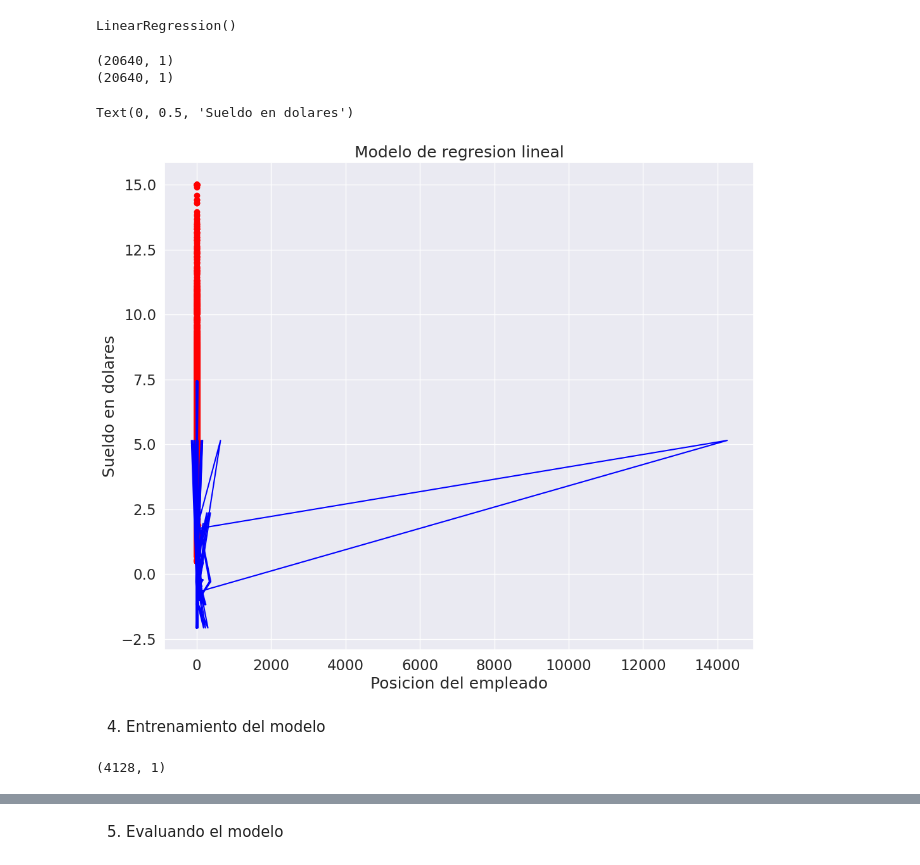
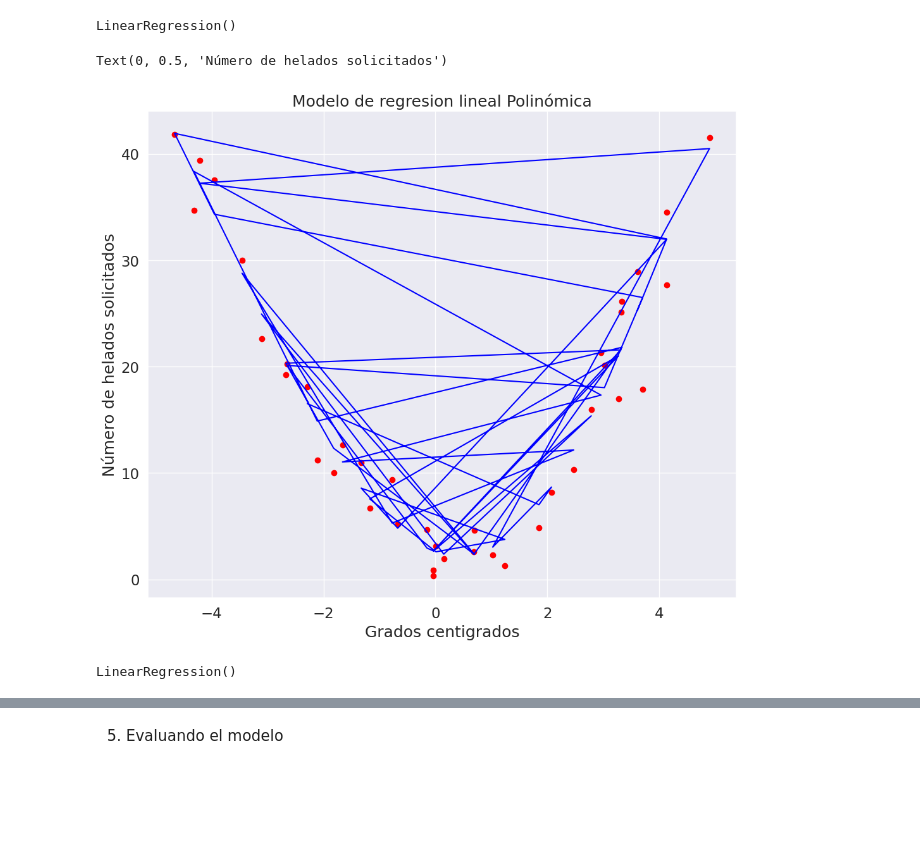
Before and after one commit to esyacelga/ai-proyecto-local, a Jupyter notebook: regresion-lineal-polinomica/src/notebooks/machine-learning-code.ipynb, the cells around one changed output, grey strips where cells are left out. Cells and saved outputs as stored; diff of their text form; code cells hidden in the pictures; blank space fills up the shorter version.

```diff
--- a/regresion-lineal-polinomica/src/notebooks/machine-learning-code.ipynb
+++ b/regresion-lineal-polinomica/src/notebooks/machine-learning-code.ipynb
@@ -66,16 +55,13 @@ sns.heatmap(cm, annot=True, fmt=".2f", cmap="coolwarm",yticklabels=numeric_cols,
 # %%
-X_cols = list(set(dataset.columns)-set(['MedInc']))
-X_analisis =  ['AveBedrms']
-y_cols = ['MedInc']
+X_cols = list(set(dataset.columns)-set(['units_ice_cream']))
+y_cols = ['units_ice_cream']
 
-x_analisis = dataset[X_analisis].values
 x = dataset[X_cols].values
 y = dataset[y_cols].values
 
-print(x_analisis.shape)
 print(x.shape)
 print(y.shape)
-plt.scatter(x_analisis,y)
-#plt.xlabel('Numero de habitaciones')
-#plt.ylabel('Valor Medio')
+plt.scatter(x,y)
+plt.xlabel('Temperatura')
+plt.ylabel('Numero de helados')
 # %% [output]
@@ -92,20 +77,11 @@ from sklearn.linear_model import LinearRegression
 
 
 X_train, X_test, y_train, y_test = train_test_split(x, y, test_size=0.2, random_state=0)
-
-sc_x = StandardScaler().fit(x)
-sc_y = StandardScaler().fit(y)
-
-X_train = sc_x.transform(X_train)
-X_test = sc_x.transform(X_test)
-
-y_train = sc_y.transform(y_train)
-y_test = sc_y.transform(y_test)
 # %%
 from sklearn.preprocessing import PolynomialFeatures
-poly_reg = PolynomialFeatures(degree=4)
+poly_reg = PolynomialFeatures(degree=6)
 X_train_poly = poly_reg.fit_transform(X_train);
-X_test_poly = poly_reg.fit_transform(X_test);
+#X_test_poly = poly_reg.fit_transform(X_test);
 
 regresion = LinearRegression()
 regresion.fit(X_train_poly, y_train)
@@ -115,24 +92,21 @@ LinearRegression()
 y_predict = regresion.predict(X_test_poly)
 # %%
-print(x_analisis.shape)
-print(y.shape)
-plt.scatter(x_analisis,y,color="red")
 
-plt.plot(X_test_poly, regresion.predict(X_test_poly), color="blue")
-plt.title ("Modelo de regresion lineal")
-plt.xlabel("Posicion del empleado")
-plt.ylabel("Sueldo en dolares")
+plt.scatter(X_train,y_train,color="red")
+
+plt.plot(X_train, regresion.predict(X_train_poly), color="blue")
+plt.title ("Modelo de regresion lineal Polinómica")
+plt.xlabel("Grados centigrados")
+plt.ylabel("Número de helados solicitados")
 # %% [output]
-(20640, 1)
-(20640, 1)
+Text(0, 0.5, 'Número de helados solicitados')
-Text(0, 0.5, 'Sueldo en dolares')
-[figure, old version]
+[figure, new version]
-# %% [markdown]
-4. Entrenamiento del modelo
-# %%
-regresion = LinearRegression()
-regresion.fit(X_train, y_train)
-y_pred = regresion.predict(X_test)
-y_pred.shape
-# %% [output]
-(4128, 1)
+# %%
+from sklearn.preprocessing import PolynomialFeatures
+poly_reg = PolynomialFeatures(degree=6)
+X_train_poly = poly_reg.fit_transform(x);
+
+regresion = LinearRegression()
+regresion.fit(X_train_poly, y)
+# %% [output]
+LinearRegression()
```
Also changed, not shown: parts of 11 cells of this notebook, 3 other files.
